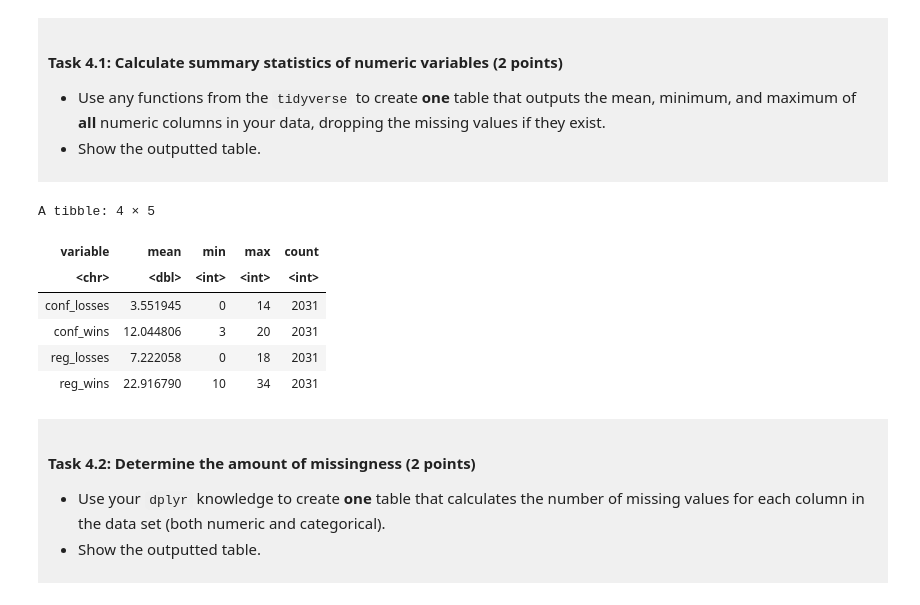
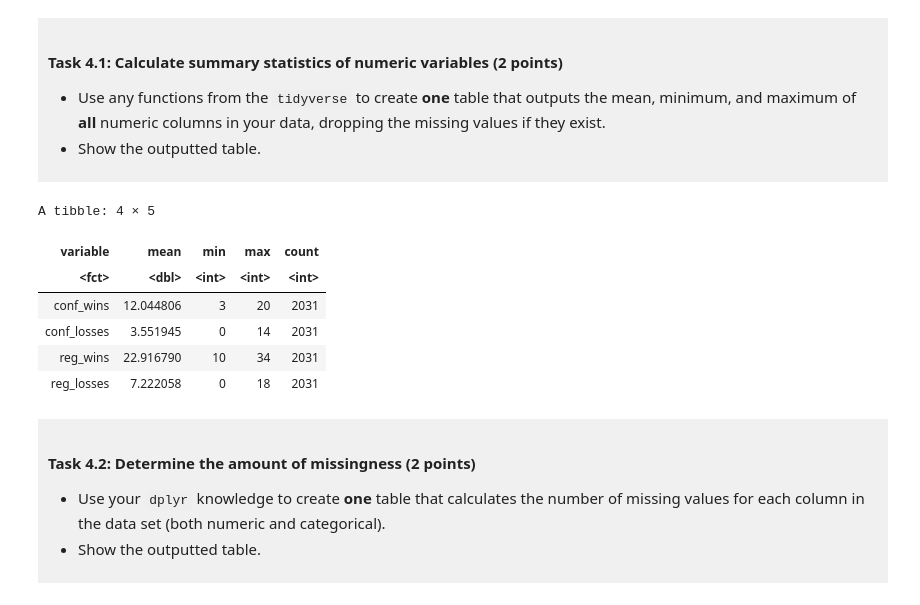
Before and after one commit to Jenimaja/dsci-100-project-sasha-biesanz, a Jupyter notebook: dsci-100-project-notebook.ipynb, the cells around one changed output. Cells and saved outputs as stored; diff of their text form; code cells hidden in the pictures.

```diff
--- a/dsci-100-project-notebook.ipynb
+++ b/dsci-100-project-notebook.ipynb
@@ -286,30 +286,20 @@ You will refine your research question (if needed) and produce a tidy data set.
 # %%
 summary <- basketball_clean |>
     pivot_longer(cols = conf_wins:reg_losses,
                  names_to = "variable",
                  values_to = "number") |>
+    mutate(variable = as_factor(variable)) |>
     group_by(variable) |>
     summarise(mean = mean(number), min = min(number), max = max(number), count = n())
-#    summarise(a = across(conf_wins:reg_losses, mean), b = across(conf_wins:reg_losses, min))
-#    summarise(mean = c(mean(conf_wins), mean(conf_losses), mean(reg_wins), mean(reg_losses)),
-#             min = c(min(conf_wins), min(conf_losses), min(reg_wins), min(reg_losses)),
-#             max = c(max(conf_wins), max(conf_losses), max(reg_wins), max(reg_losses)),
-#             count = c(n(), n(), n(), n())) |>
-#    mutate(variable = as_factor(c("conf_wins", "conf_losses", "reg_wins", "reg_losses")))
-#    summarise(conf_wins = c(mean(conf_wins), min(conf_wins), max(conf_wins), n()),
-#             conf_losses = c(mean(conf_losses), min(conf_losses), max(conf_losses), n()),
-#             reg_wins = c(mean(reg_wins), min(reg_wins), max(reg_wins), n()),
-#             reg_losses = c(mean(reg_losses), min(reg_losses), max(reg_losses), n())) |>
-#    mutate(statistic = c("mean", "minimum", "maximum", "count"))
 summary
 # %% [output]
 A tibble: 4 × 5
 | variable | mean | min | max | count |
-| <chr> | <dbl> | <int> | <int> | <int> |
+| <fct> | <dbl> | <int> | <int> | <int> |
+| conf_wins | 12.044806 | 3 | 20 | 2031 |
 | conf_losses | 3.551945 | 0 | 14 | 2031 |
-| conf_wins | 12.044806 | 3 | 20 | 2031 |
+| reg_wins | 22.916790 | 10 | 34 | 2031 |
 | reg_losses | 7.222058 | 0 | 18 | 2031 |
-| reg_wins | 22.916790 | 10 | 34 | 2031 |
 # %% [markdown]
 <div style="background-color: #f0f0f0; padding: 10px;">
 
```
Also changed, not shown: parts of 3 cells of this notebook.
